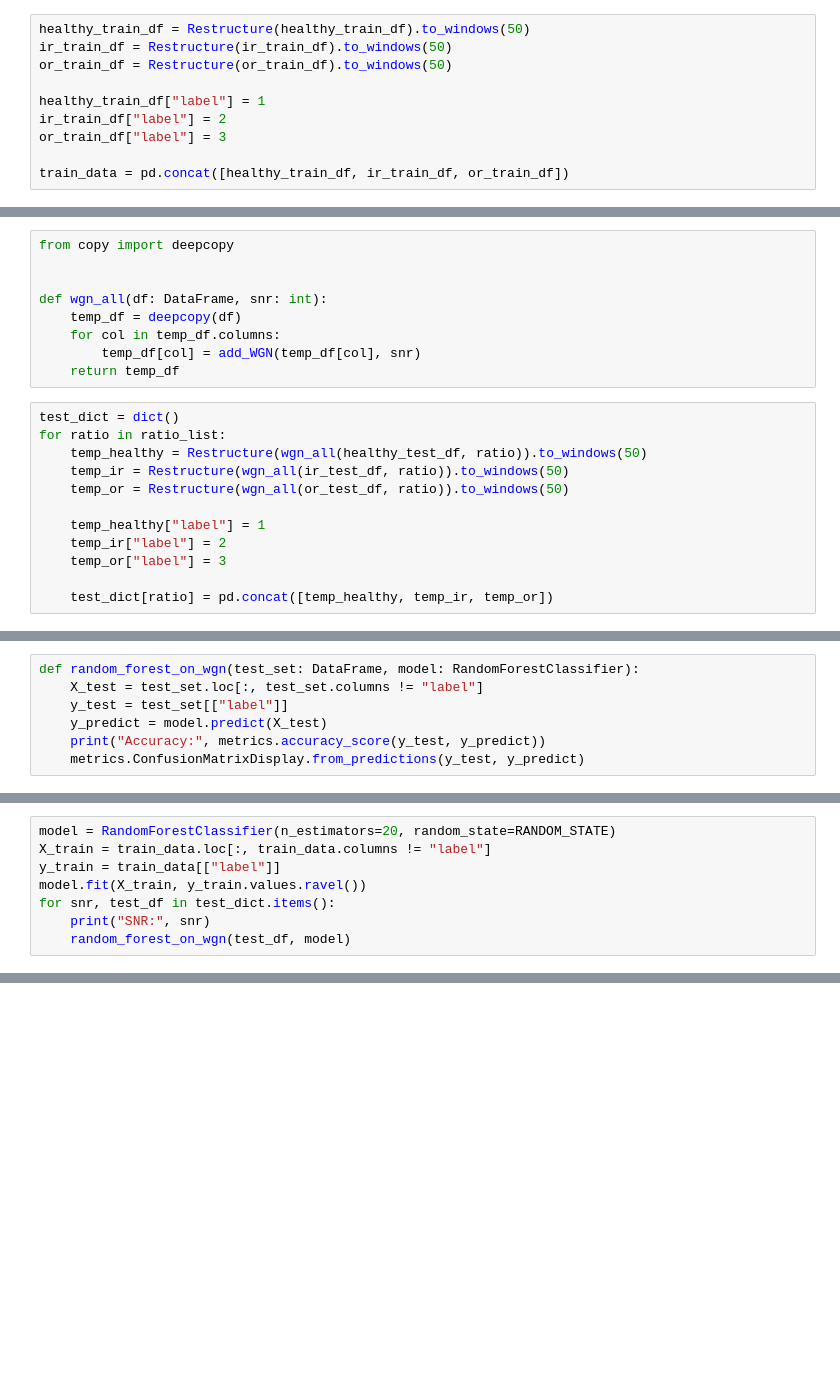
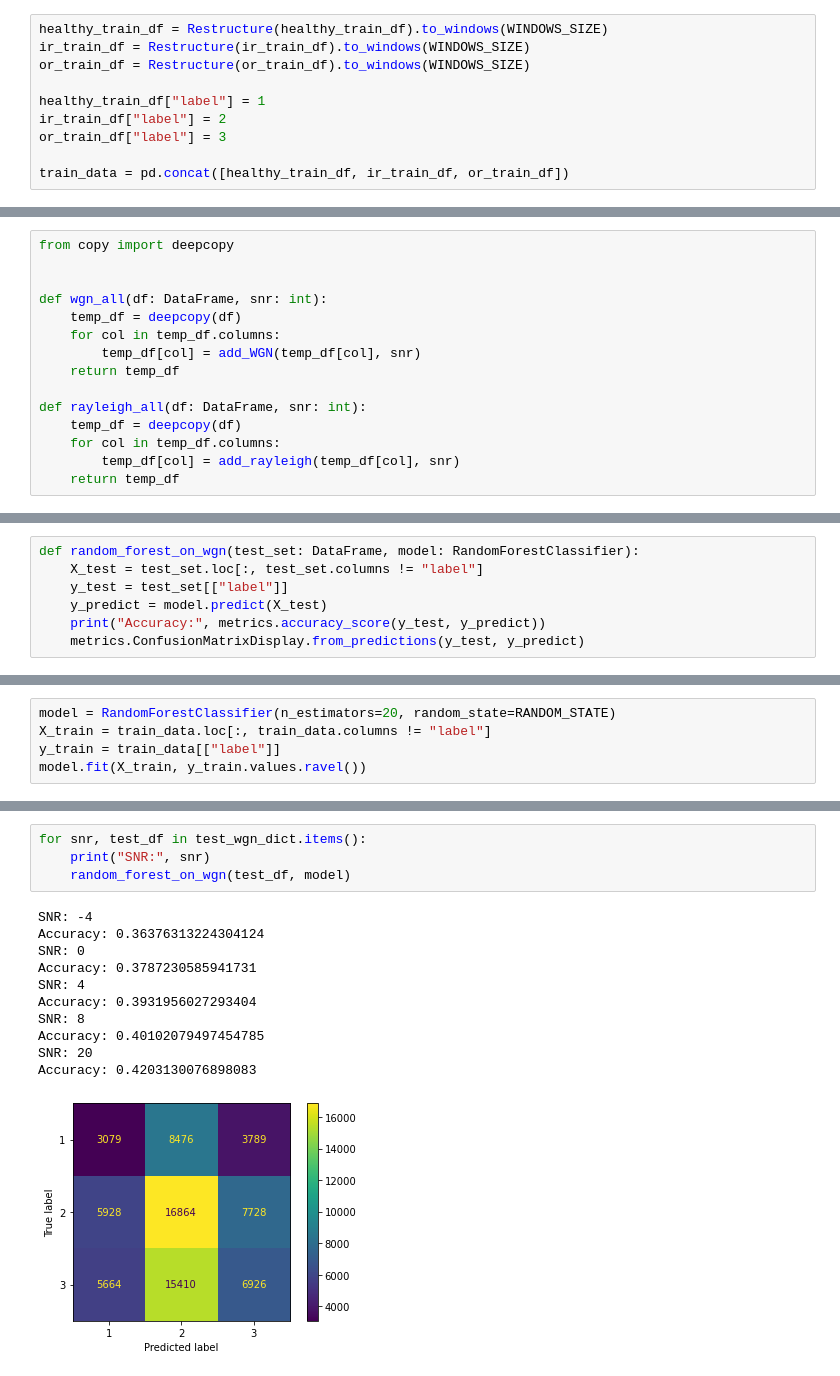
Before and after one commit to kwan919/COMPSCI760, a Jupyter notebook: notebooks/RandomForest.ipynb, the cells around one changed output, grey strips where cells are left out. Saved outputs shown, nothing was run; the diff lists cells and outputs as text; blank space fills up the shorter version.

```diff
--- a/notebooks/RandomForest.ipynb
+++ b/notebooks/RandomForest.ipynb
@@ -175,9 +173,9 @@ ir_test_df = norm_all(ir_test_df)
 # %% [markdown]
 - Windows train and label it
 # %%
-healthy_train_df = Restructure(healthy_train_df).to_windows(50)
-ir_train_df = Restructure(ir_train_df).to_windows(50)
-or_train_df = Restructure(or_train_df).to_windows(50)
+healthy_train_df = Restructure(healthy_train_df).to_windows(WINDOWS_SIZE)
+ir_train_df = Restructure(ir_train_df).to_windows(WINDOWS_SIZE)
+or_train_df = Restructure(or_train_df).to_windows(WINDOWS_SIZE)
 
 healthy_train_df["label"] = 1
 ir_train_df["label"] = 2
@@ -195,15 +193,9 @@ def wgn_all(df: DataFrame, snr: int):
     for col in temp_df.columns:
         temp_df[col] = add_WGN(temp_df[col], snr)
     return temp_df
+
+def rayleigh_all(df: DataFrame, snr: int):
+    temp_df = deepcopy(df)
+    for col in temp_df.columns:
+        temp_df[col] = add_rayleigh(temp_df[col], snr)
+    return temp_df
-# %%
-test_dict = dict()
-for ratio in ratio_list:
-    temp_healthy = Restructure(wgn_all(healthy_test_df, ratio)).to_windows(50)
-    temp_ir = Restructure(wgn_all(ir_test_df, ratio)).to_windows(50)
-    temp_or = Restructure(wgn_all(or_test_df, ratio)).to_windows(50)
-
-    temp_healthy["label"] = 1
-    temp_ir["label"] = 2
-    temp_or["label"] = 3
-
-    test_dict[ratio] = pd.concat([temp_healthy, temp_ir, temp_or])
@@ -221,7 +274,4 @@ model = RandomForestClassifier(n_estimators=20, random_state=RANDOM_STATE)
 X_train = train_data.loc[:, train_data.columns != "label"]
 y_train = train_data[["label"]]
 model.fit(X_train, y_train.values.ravel())
-for snr, test_df in test_dict.items():
-    print("SNR:", snr)
-    random_forest_on_wgn(test_df, model)
 # %% [output]
@@ -239,0 +281,16 @@ Accuracy: 0.40262509476876424
+# %%
+for snr, test_df in test_wgn_dict.items():
+    print("SNR:", snr)
+    random_forest_on_wgn(test_df, model)
+# %% [output]
+SNR: -4
+Accuracy: 0.36376313224304124
+SNR: 0
+Accuracy: 0.3787230585941731
+SNR: 4
+Accuracy: 0.3931956027293404
+SNR: 8
+Accuracy: 0.40102079497454785
+SNR: 20
+Accuracy: 0.4203130076898083
+[figure, added]
```
Also changed, not shown: parts of 18 cells of this notebook.
